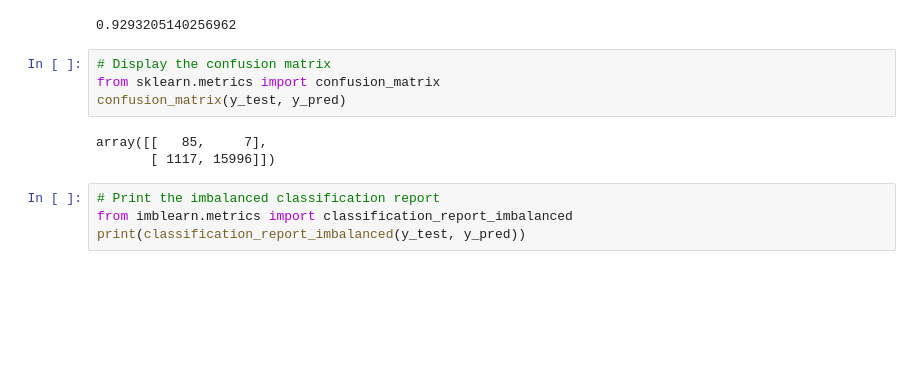
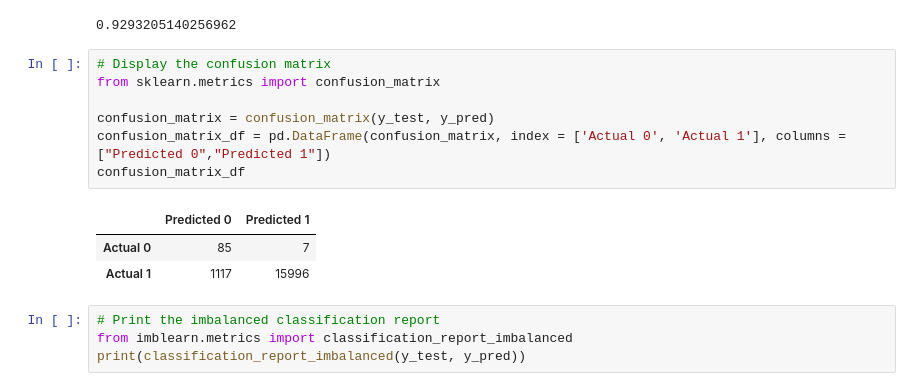
Before and after one commit to ArmineKhanan/Credit_risk, a Jupyter notebook: credit_risk_resampling_and_ensemble.ipynb, the cells around one changed output. Drawn from its saved outputs; the diff is of its cells as text; blank space fills up the shorter version.

```diff
--- a/credit_risk_resampling_and_ensemble.ipynb
+++ b/credit_risk_resampling_and_ensemble.ipynb
@@ -456,10 +460,14 @@ balanced_accuracy_score(y_test, y_pred)
 # %%
 # Display the confusion matrix
 from sklearn.metrics import confusion_matrix
-confusion_matrix(y_test, y_pred)
+
+confusion_matrix = confusion_matrix(y_test, y_pred)
+confusion_matrix_df = pd.DataFrame(confusion_matrix, index = ['Actual 0', 'Actual 1'], columns = ["Predicted 0","Predicted 1"])
+confusion_matrix_df
 # %% [output]
-array([[   85,     7],
-       [ 1117, 15996]])
+|  | Predicted 0 | Predicted 1 |
+| Actual 0 | 85 | 7 |
+| Actual 1 | 1117 | 15996 |
 # %%
 # Print the imbalanced classification report
 from imblearn.metrics import classification_report_imbalanced
```
Also changed, not shown: parts of 2 cells of this notebook.
